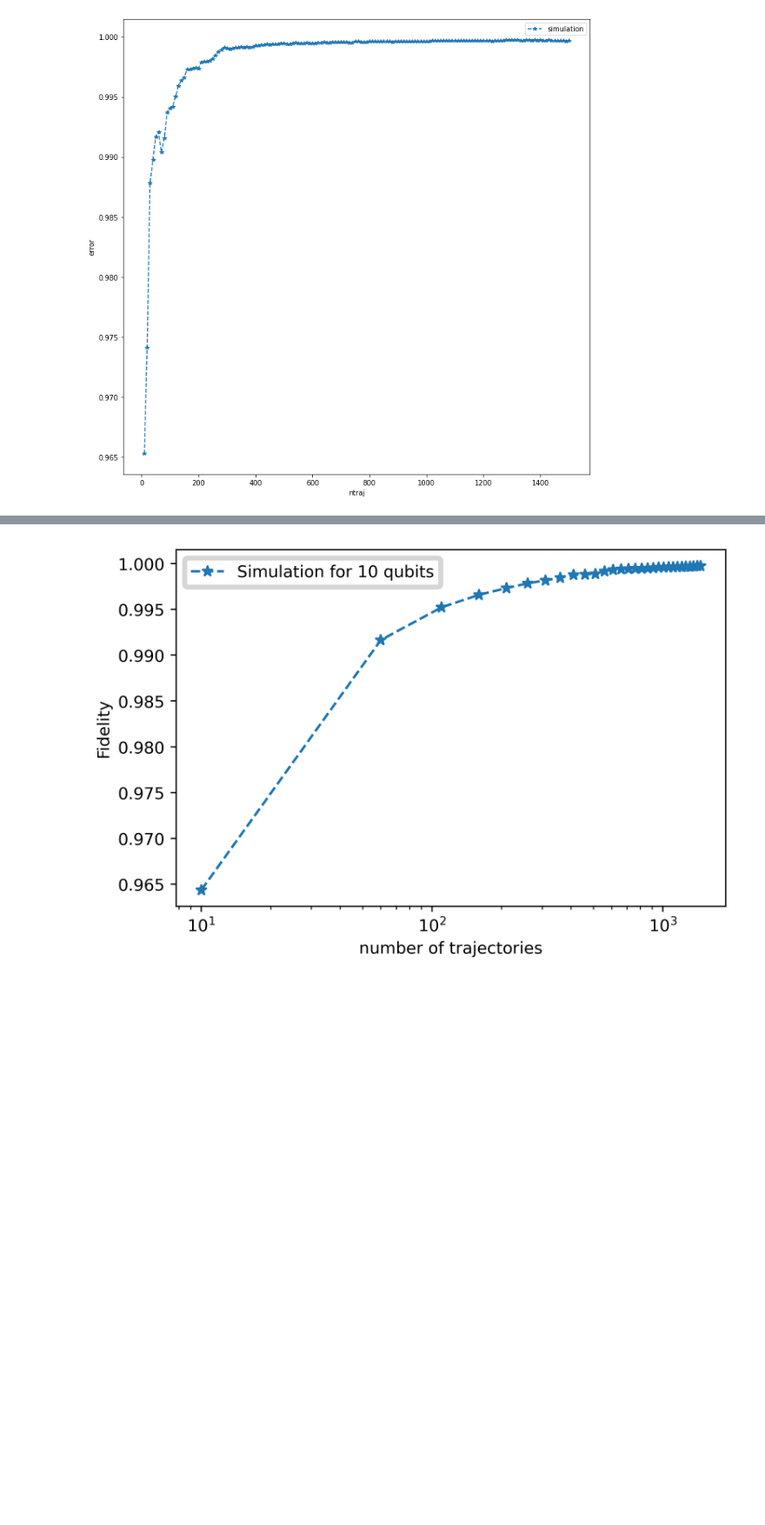
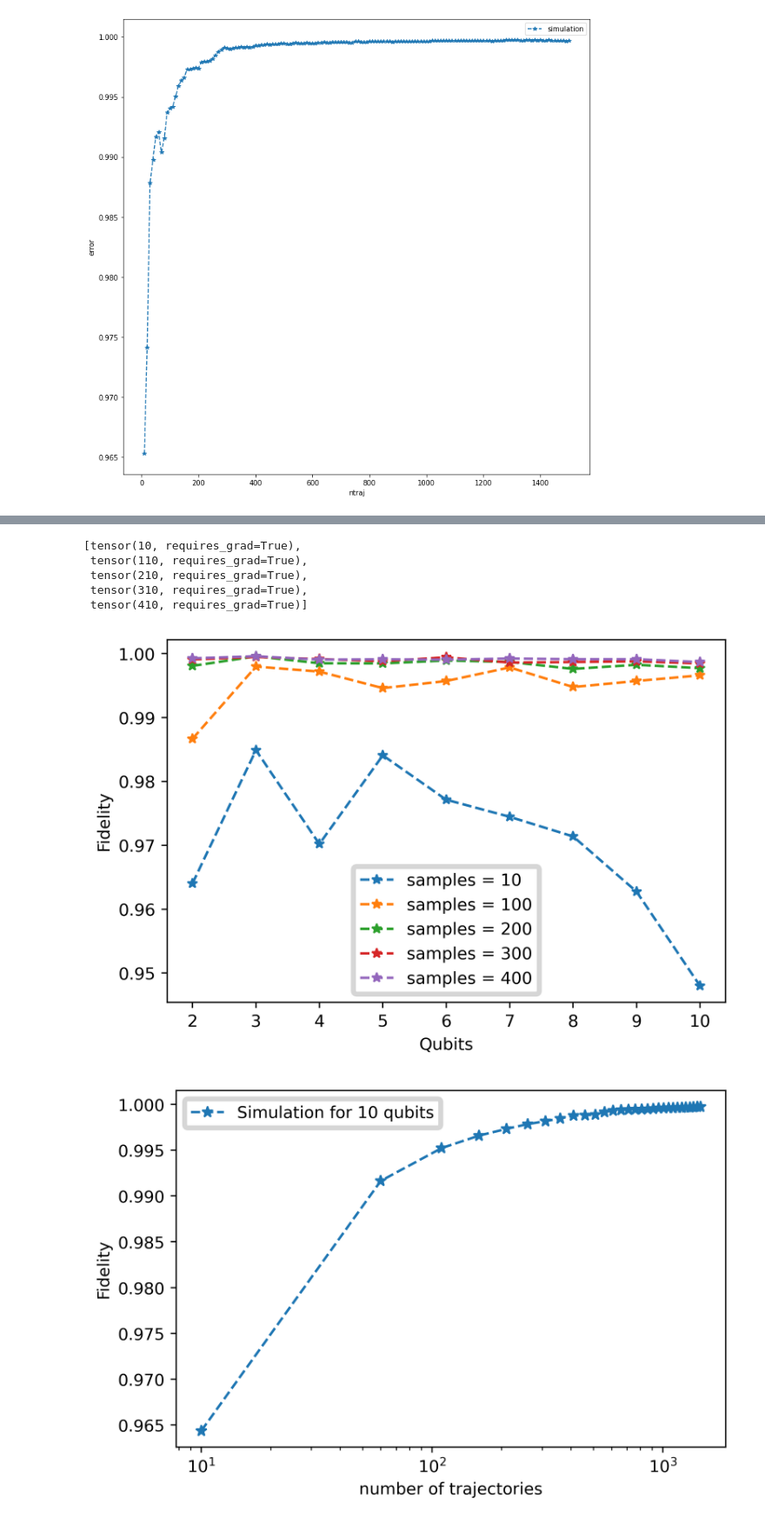
Before and after one commit to aaronleesander/QHack2023, a Jupyter notebook: emiliano/density_vs_sv/runtime_analysis.ipynb, the cells around one changed output, grey strips where cells are left out. Shown at 87% size. Saved outputs shown, nothing was run; the diff lists cells and outputs as text; code cells hidden in the pictures; blank space fills up the shorter version.

Commit message:
final graph simulations of mc method

```diff
--- a/emiliano/density_vs_sv/runtime_analysis.ipynb
+++ b/emiliano/density_vs_sv/runtime_analysis.ipynb
@@ -290,0 +295,7 @@ times_5, ideal_dm_5 = calculate_heisenberg_runtime_fidelity_vs_qubits("default.m
+# %%
+times_up10_cpu = []
+states_up10_cpu = []
+for wires in [2,3,4,5,6,7,8,9,10]:
+    time, states = calculate_sv_samples(couplings, backend='lightning.qubit', T=1, depth=10, wires=wires, p=0.0033, samples=410)
+    times_up10_cpu.append(time)
+    states_up10_cpu.append(states)
@@ -290,0 +306,8 @@ times_5, ideal_dm_5 = calculate_heisenberg_runtime_fidelity_vs_qubits("default.m
+# %%
+wires_list_10 = [2,3,4,5,6,7,8,9,10]
+# %%
+fidelities = []
+for i, w in enumerate([2,3,4,5,6,7,8,9,10]):
+    print(i)
+    ntraj, f = calculate_mean_vs_ntraj(obs=ideal_dm_up10[i], vectors=states_up10_cpu[i], mode='paper')
+    fidelities.append(f)
@@ -290,0 +328,4 @@ times_5, ideal_dm_5 = calculate_heisenberg_runtime_fidelity_vs_qubits("default.m
+# %%
+fidelities_trans = np.transpose(fidelities)
+fidelities_samples = fidelities_trans[::10][:]
+len(fidelities_samples)
@@ -291,3 +347,25 @@ times_5, ideal_dm_5 = calculate_heisenberg_runtime_fidelity_vs_qubits("default.m
+# %%
+(ntraj[1::10])
+# %% [output]
+[tensor(10, requires_grad=True),
+ tensor(110, requires_grad=True),
+ tensor(210, requires_grad=True),
+ tensor(310, requires_grad=True),
+ tensor(410, requires_grad=True)]
+# %%
+plt.figure(dpi=400)
+plt.xlabel("Qubits")
+plt.ylabel("Fidelity")
+for i in range(5):
+    if i == 0:
+         plt.plot(wires_list_10, [f for f in fidelities_samples[i]], marker='*', linestyle='--', label=f'samples = {ntraj[1::10][i]}')
+    else:
+        plt.plot(wires_list_10, [f for f in fidelities_samples[i]], marker='*', linestyle='--', label=f'samples = {ntraj[1::10][i]-10}')
+plt.legend()
+plt.savefig(f"./final_plots/fidelity_vs_qubits_vs_samples.pdf", format="pdf", bbox_inches='tight')
+plt.show()
+# %% [output]
+[figure, added]
 # %%
 ntrajs_10, means_10 = calculate_mean_vs_ntraj(obs=ideal_dm_10[-1], vectors=states_10q, mode='paper')
 # %%
```
Also changed, not shown: parts of 14 cells of this notebook, 5 other files.
